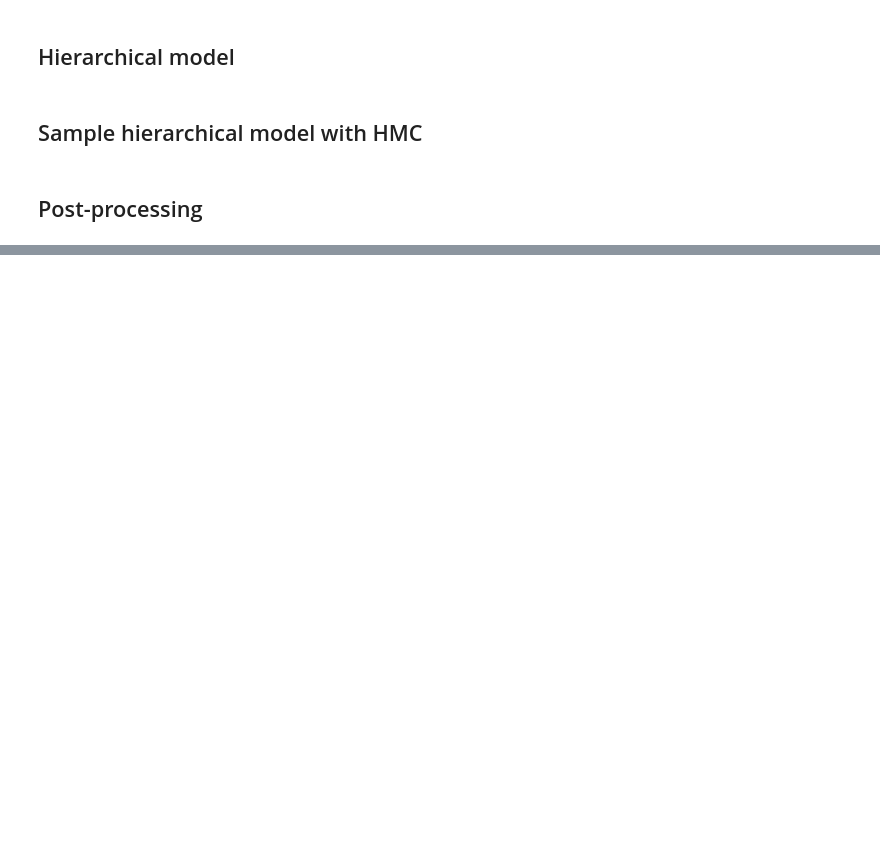
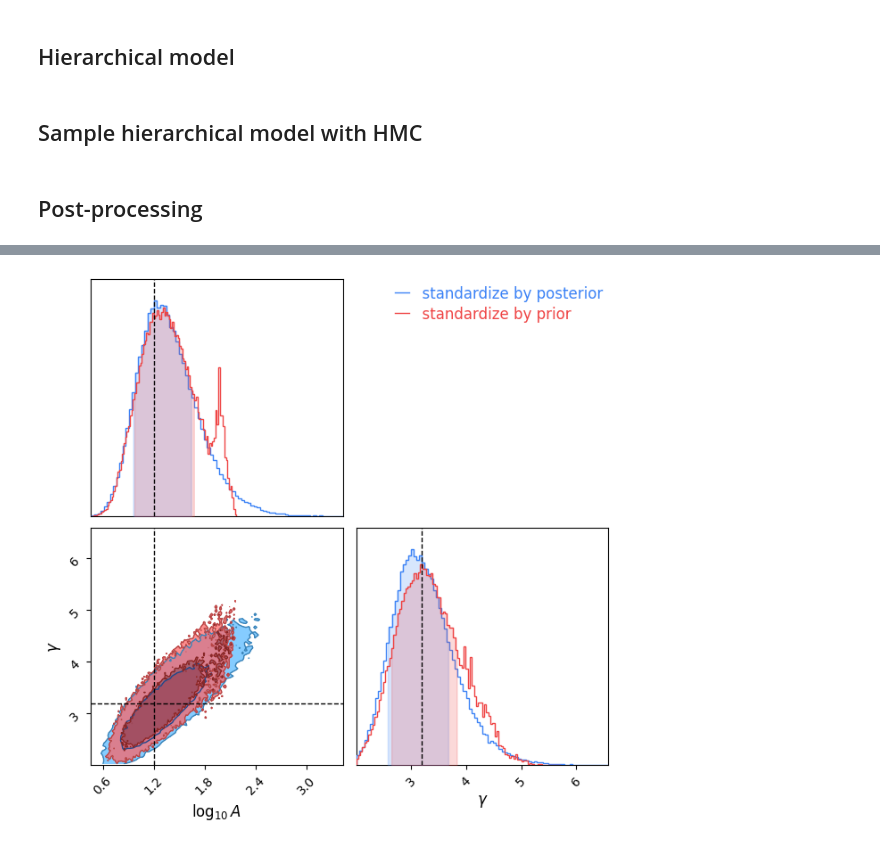
Before and after one commit to aiden-g12321/Neals_funnel, a Jupyter notebook: power_law/hierarchical.ipynb, the cells around one changed output, grey strips where cells are left out. Cells and saved outputs as stored; diff of their text form; code cells hidden in the pictures; blank space fills up the shorter version.

```diff
--- a/power_law/hierarchical.ipynb
+++ b/power_law/hierarchical.ipynb
@@ -179,0 +247,9 @@ np.save('hyper_samples.npy', samples[:, :2])
+# %%
+cc = ChainConsumer()
+standard_df = pd.DataFrame(standard_samples[:, :2], columns=hyper_labels)
+cc.add_chain(Chain(samples=standard_df, name='standardize by posterior', smooth=0))
+cc.add_chain(Chain(samples=df.iloc[:, :2], name='standardize by prior', color='red', smooth=0))
+cc.add_truth(Truth(location={name: val for name, val in zip(hyper_labels, hypers_inj)}))
+fig = cc.plotter.plot()
+# %% [output]
+[figure, added]
```
Also changed, not shown: parts of 14 cells of this notebook, 11 other files.
